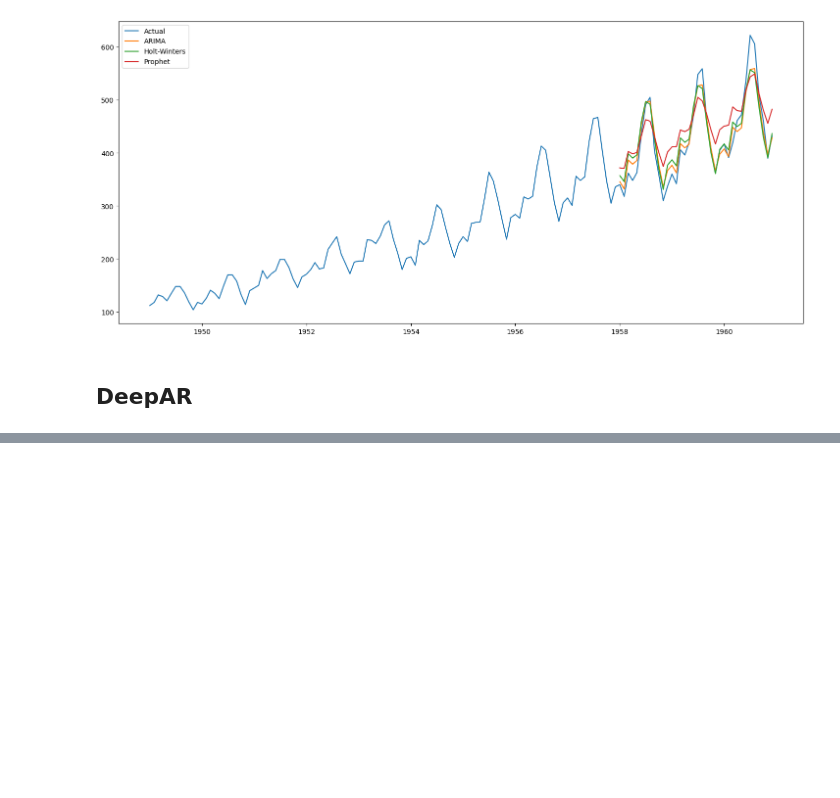
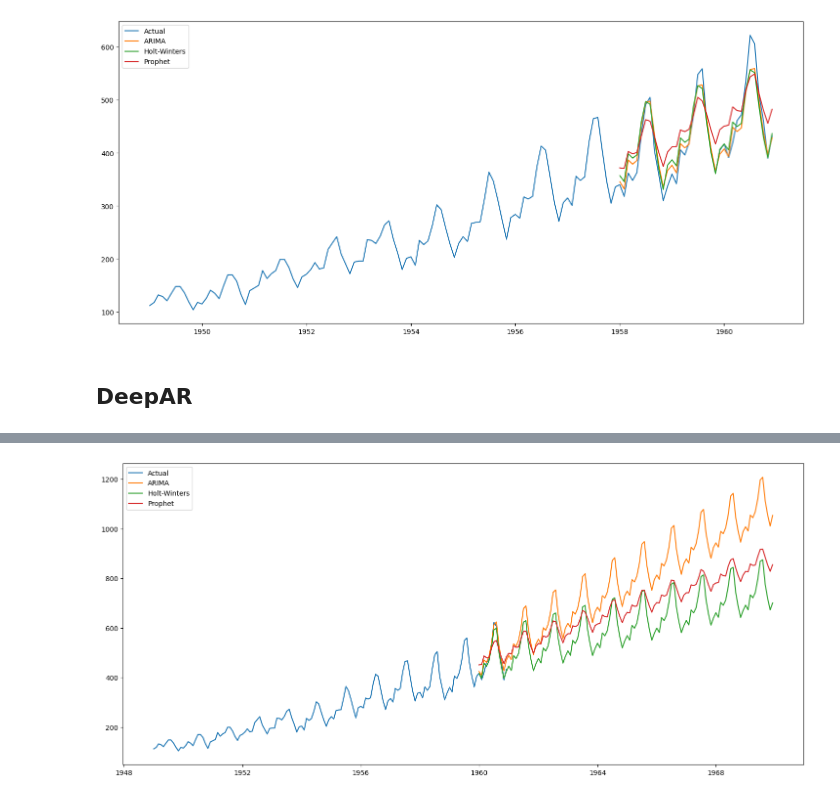
Before and after one commit to UO294431/NegocioPL, a Jupyter notebook: PL7/LeeAirPassengers.ipynb, the cells around one changed output, grey strips where cells are left out. Saved outputs shown, nothing was run; the diff lists cells and outputs as text; code cells hidden in the pictures; blank space fills up the shorter version.

```diff
--- a/PL7/LeeAirPassengers.ipynb
+++ b/PL7/LeeAirPassengers.ipynb
@@ -261,0 +460,20 @@ Error porcentual medio PROPHET 9.88
+# %%
+
+rcParams['figure.figsize'] = 18, 8
+
+hw_model = ExponentialSmoothing(
+    y_train, trend='add', seasonal='add', seasonal_periods=12).fit()
+predicciones_hw = hw_model.forecast(120)
+
+forecast.set_index("ds", inplace=True)
+predicciones_prophet = forecast.loc['1960-01':'1970-12', 'yhat']
+mse = ((predicciones_prophet - y_truth) ** 2).mean()
+
+plt.plot(data, label="Actual")
+plt.plot(predicciones_arima, label="ARIMA")
+plt.plot(predicciones_hw, label="Holt-Winters")
+plt.plot(predicciones_prophet, label="Prophet")
+plt.legend()
+plt.show()
+# %% [output]
+[figure, added]
```
Also changed, not shown: parts of 11 cells of this notebook, 5 other files.
